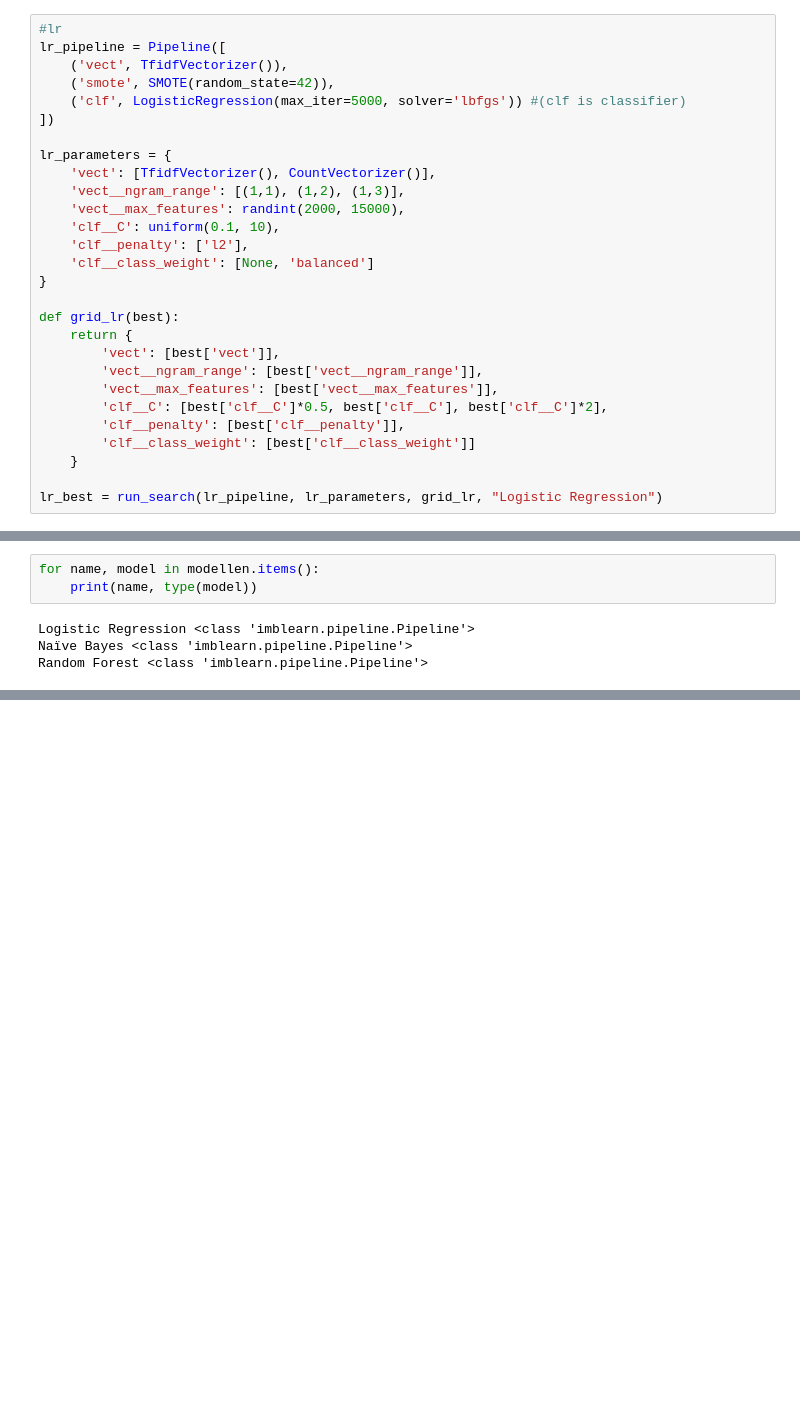
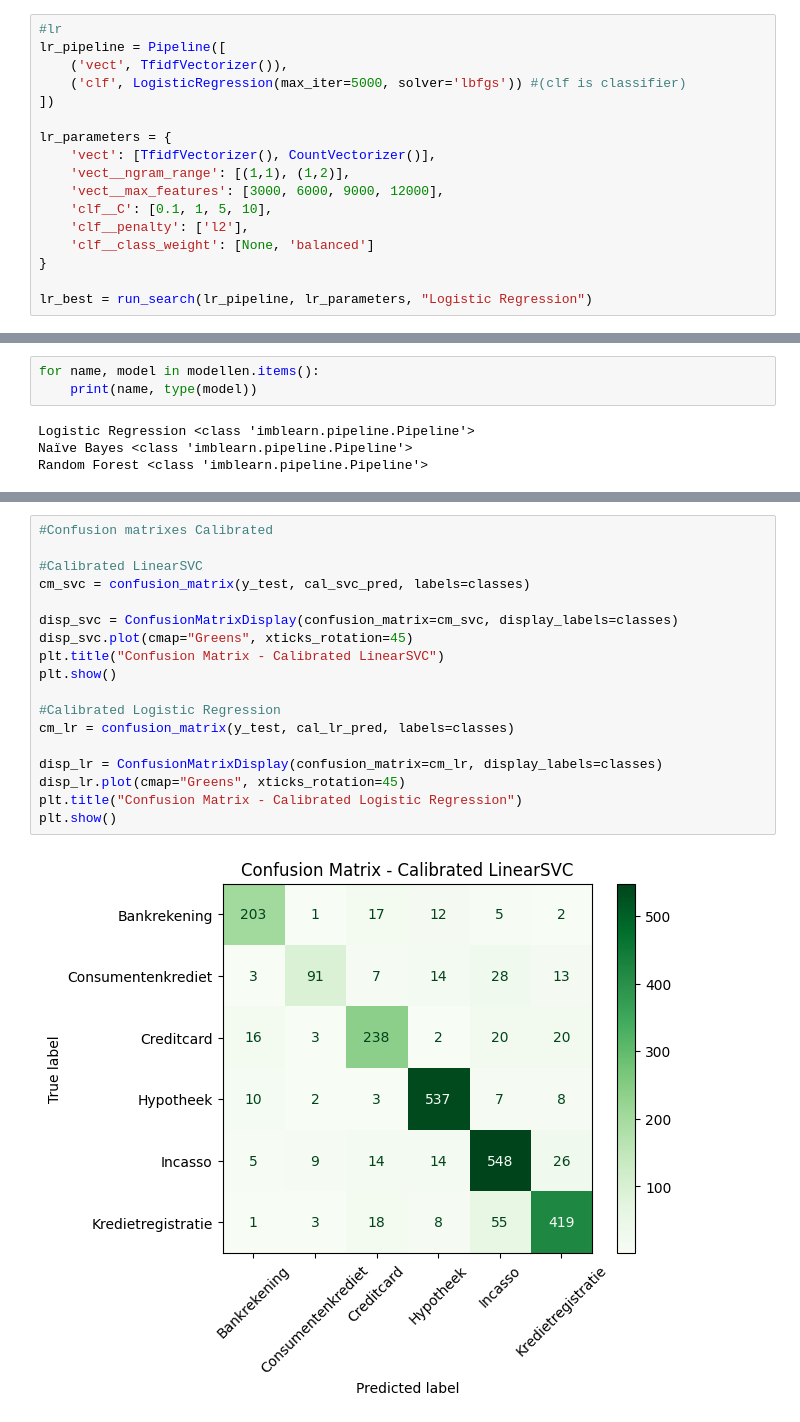
Before and after one commit to AmissaAbbes/Dataproject1, a Jupyter notebook: modelling.ipynb, the cells around one changed output, grey strips where cells are left out. Drawn from its saved outputs; the diff is of its cells as text; blank space fills up the shorter version.

Commit message:
confusion matrixes calibrated svc en lr

```diff
--- a/modelling.ipynb
+++ b/modelling.ipynb
@@ -132,28 +122,17 @@ def run_search(pipeline, parameter_distributie, parameter_grid, name):
 #lr
 lr_pipeline = Pipeline([
     ('vect', TfidfVectorizer()),
-    ('smote', SMOTE(random_state=42)),
     ('clf', LogisticRegression(max_iter=5000, solver='lbfgs')) #(clf is classifier)
 ])
 
 lr_parameters = {
     'vect': [TfidfVectorizer(), CountVectorizer()],
-    'vect__ngram_range': [(1,1), (1,2), (1,3)],
-    'vect__max_features': randint(2000, 15000),
-    'clf__C': uniform(0.1, 10),
+    'vect__ngram_range': [(1,1), (1,2)],
+    'vect__max_features': [3000, 6000, 9000, 12000],
+    'clf__C': [0.1, 1, 5, 10],
     'clf__penalty': ['l2'],
     'clf__class_weight': [None, 'balanced']
 }
 
-def grid_lr(best):
-    return {
-        'vect': [best['vect']],
-        'vect__ngram_range': [best['vect__ngram_range']],
-        'vect__max_features': [best['vect__max_features']],
-        'clf__C': [best['clf__C']*0.5, best['clf__C'], best['clf__C']*2],
-        'clf__penalty': [best['clf__penalty']],
-        'clf__class_weight': [best['clf__class_weight']]
-    }
-
-lr_best = run_search(lr_pipeline, lr_parameters, grid_lr, "Logistic Regression")
+lr_best = run_search(lr_pipeline, lr_parameters, "Logistic Regression")
 # %% [output]
@@ -526,0 +488,20 @@ for name, model in modellen.items():
+# %%
+#Confusion matrixes Calibrated
+
+#Calibrated LinearSVC
+cm_svc = confusion_matrix(y_test, cal_svc_pred, labels=classes)
+
+disp_svc = ConfusionMatrixDisplay(confusion_matrix=cm_svc, display_labels=classes)
+disp_svc.plot(cmap="Greens", xticks_rotation=45)
+plt.title("Confusion Matrix - Calibrated LinearSVC")
+plt.show()
+
+#Calibrated Logistic Regression
+cm_lr = confusion_matrix(y_test, cal_lr_pred, labels=classes)
+
+disp_lr = ConfusionMatrixDisplay(confusion_matrix=cm_lr, display_labels=classes)
+disp_lr.plot(cmap="Greens", xticks_rotation=45)
+plt.title("Confusion Matrix - Calibrated Logistic Regression")
+plt.show()
+# %% [output]
+[figure, added]
```
Also changed, not shown: parts of 12 cells of this notebook.
